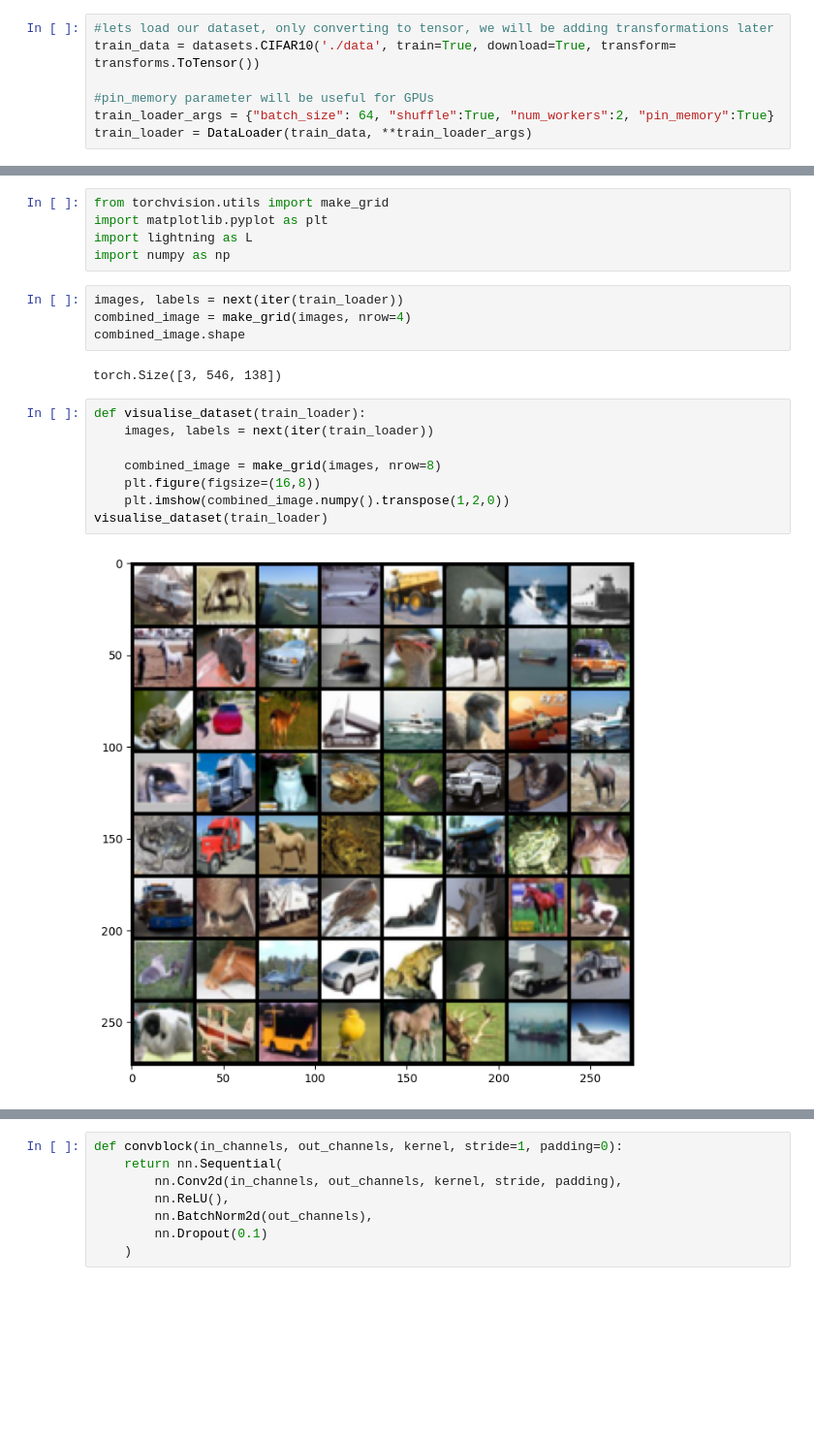
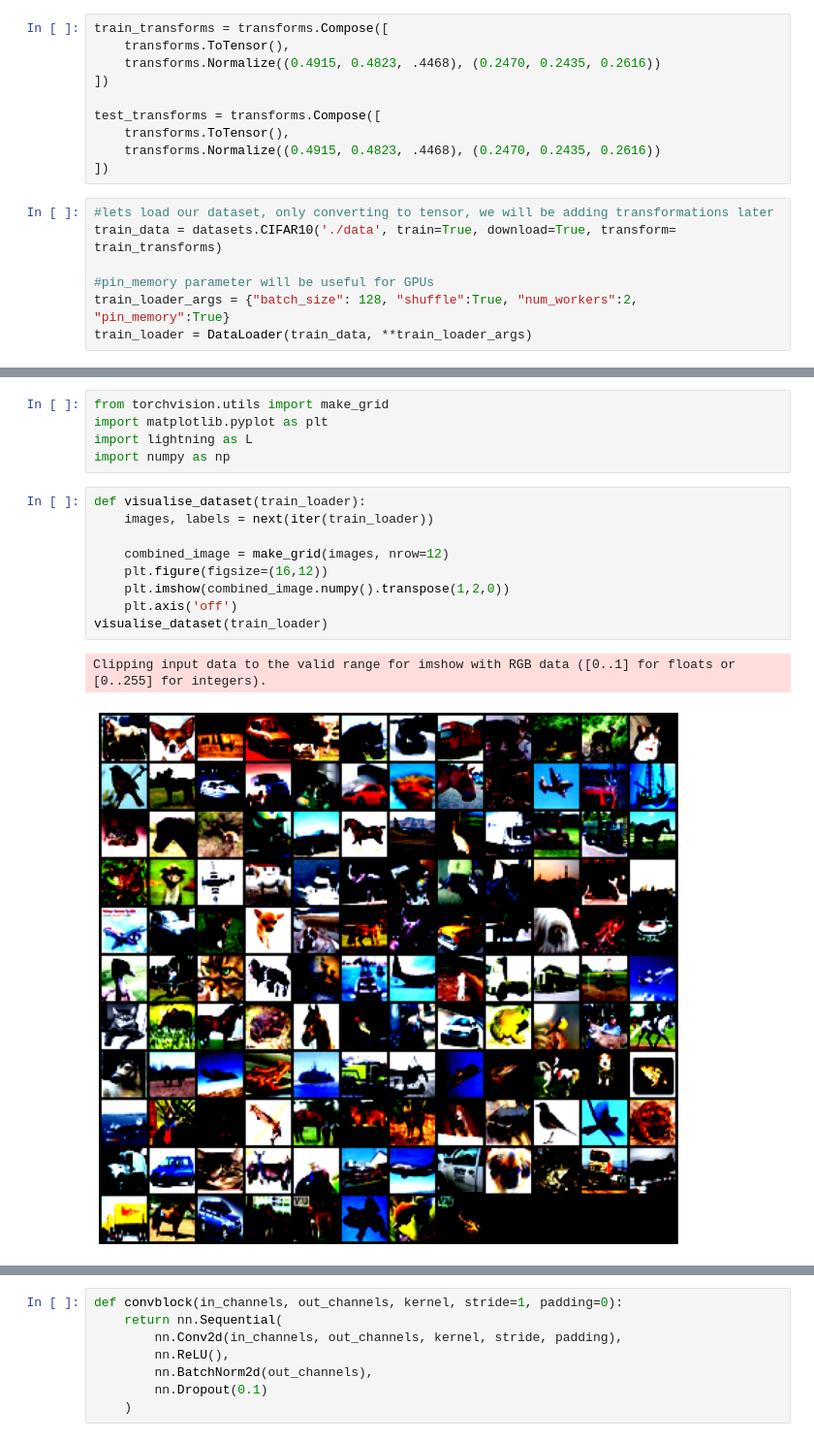
Before and after one commit to hemant1456/Cifar_10_classifier, a Jupyter notebook: main.ipynb, the cells around one changed output, grey strips where cells are left out. Shown at 97% size. Drawn from its saved outputs; the diff is of its cells as text; blank space fills up the shorter version.

```diff
--- a/main.ipynb
+++ b/main.ipynb
@@ -3,12 +3,22 @@
 # %%
 from torchvision import datasets, transforms
 from torch.utils.data import DataLoader
+# %%
+train_transforms = transforms.Compose([
+    transforms.ToTensor(),
+    transforms.Normalize((0.4915, 0.4823, .4468), (0.2470, 0.2435, 0.2616))
+])
+
+test_transforms = transforms.Compose([
+    transforms.ToTensor(),
+    transforms.Normalize((0.4915, 0.4823, .4468), (0.2470, 0.2435, 0.2616))
+])
 # %%
 #lets load our dataset, only converting to tensor, we will be adding transformations later
-train_data = datasets.CIFAR10('./data', train=True, download=True, transform= transforms.ToTensor())
+train_data = datasets.CIFAR10('./data', train=True, download=True, transform= train_transforms)
 
 #pin_memory parameter will be useful for GPUs
-train_loader_args = {"batch_size": 64, "shuffle":True, "num_workers":2, "pin_memory":True}
+train_loader_args = {"batch_size": 128, "shuffle":True, "num_workers":2, "pin_memory":True}
 train_loader = DataLoader(train_data, **train_loader_args)
 # %% [output]
 Files already downloaded and verified
@@ -21,21 +27,17 @@ from torchvision.utils import make_grid
 import matplotlib.pyplot as plt
 import lightning as L
 import numpy as np
-# %%
-images, labels = next(iter(train_loader))
-combined_image = make_grid(images, nrow=4)
-combined_image.shape
-# %% [output]
-torch.Size([3, 546, 138])
 # %%
 def visualise_dataset(train_loader):
     images, labels = next(iter(train_loader))
 
-    combined_image = make_grid(images, nrow=8)
-    plt.figure(figsize=(16,8))
+    combined_image = make_grid(images, nrow=12)
+    plt.figure(figsize=(16,12))
     plt.imshow(combined_image.numpy().transpose(1,2,0))
+    plt.axis('off')
 visualise_dataset(train_loader)
 # %% [output]
+Clipping input data to the valid range for imshow with RGB data ([0..1] for floats or [0..255] for integers).
-[figure, old version]
+[figure, new version]
 # %%
 import torch.nn as nn
```
Also changed, not shown: parts of 18 cells of this notebook.
